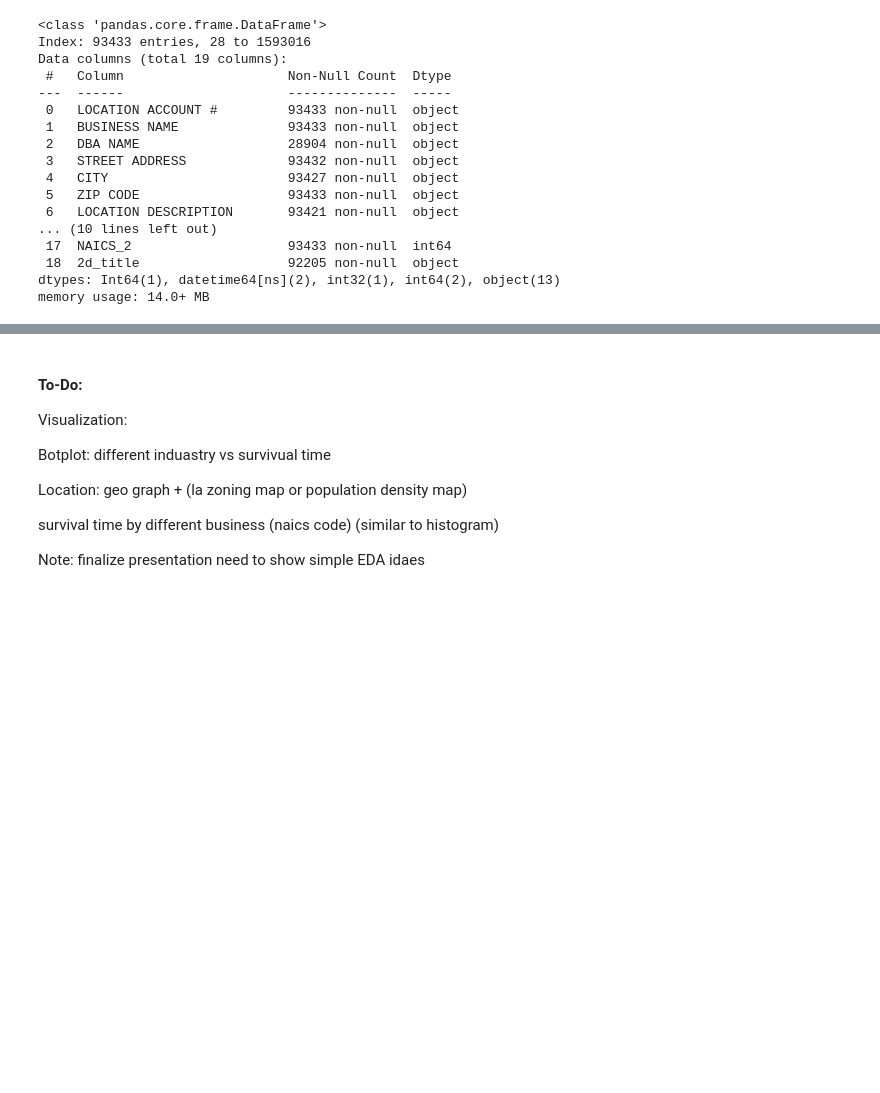
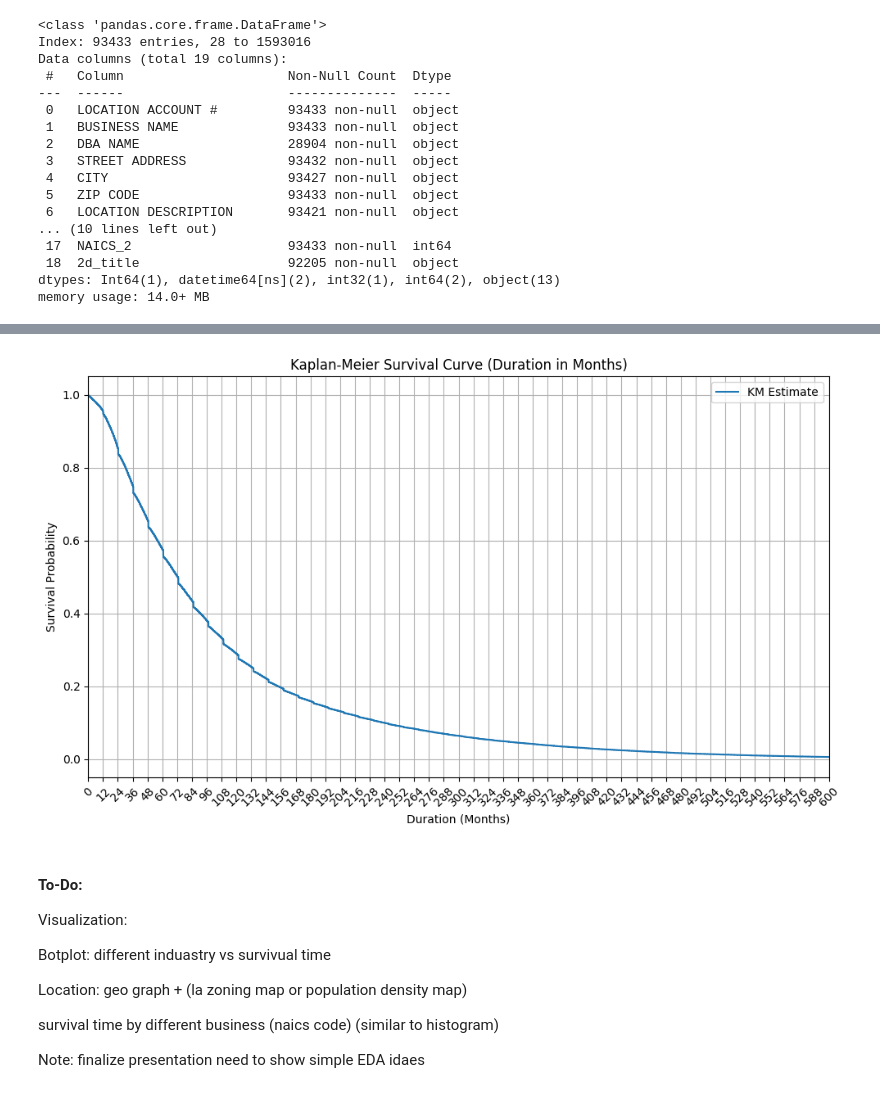
Before and after one commit to EricSJSU-DataScience/CS163_project, a Jupyter notebook: dataset_la_business.ipynb, the cells around one changed output, grey strips where cells are left out. Saved outputs shown, nothing was run; the diff lists cells and outputs as text; code cells hidden in the pictures; blank space fills up the shorter version.

```diff
--- a/dataset_la_business.ipynb
+++ b/dataset_la_business.ipynb
@@ -163,3 +176,50 @@ memory usage: 14.0+ MB
+# %%
+import pandas as pd
+import numpy as np
+import matplotlib.pyplot as plt
+
+# compute 'duration' column, unit: month, just use 30 days a month
+df_survival = df_closed.copy()
+df_survival['duration'] = (df_survival['LOCATION END DATE'] - df_survival['LOCATION START DATE']).dt.days / 30
+
+# round duration
+df_survival['duration_rounded'] = df_survival['duration'].round(1)
+# count the number of businesses that closed at each duration order by duration.
+event_counts = df_survival['duration_rounded'].value_counts().sort_index()
+
+# unique durations
+unique_times = event_counts.index
+
+# Compute the number at risk just before each event time.
+# For each unique time t, n_i is the count of businesses with duration >= t.
+n_at_risk = [ (df_survival['duration_rounded'] >= t).sum() for t in unique_times ]
+
+# compute the survival probability at each unique time.
+# formula: Kaplan-Meier
+survival_probs = []
+cum_survival = 1.0
+for t, d, n in zip(unique_times, event_counts, n_at_risk):
+    cum_survival *= (1 - d/n)
+    survival_probs.append(cum_survival)
+
+# Determine x-axis tick marks (every 12 months)
+max_time = 600 # 600 months = 50 years
+xticks = np.arange(0, max_time + 12, 12)
+
+# Plot the manually computed Kaplan-Meier survival curve.
+plt.figure(figsize=(10, 6))
+plt.step(unique_times, survival_probs, where='post', label='KM Estimate')
+plt.xlabel("Duration (Months)")
+plt.ylabel("Survival Probability")
+plt.title("Kaplan-Meier Survival Curve (Duration in Months)")
+plt.xlim(left=0, right=max_time) # x-axis start from 0
+plt.xticks(xticks, rotation=45)
+plt.legend()
+plt.grid(True)
+plt.tight_layout()
+plt.show()
+# %% [output]
+[figure, added]
 # %% [markdown]
 #### To-Do:
 Visualization:
```
Also changed, not shown: parts of 3 cells of this notebook.
